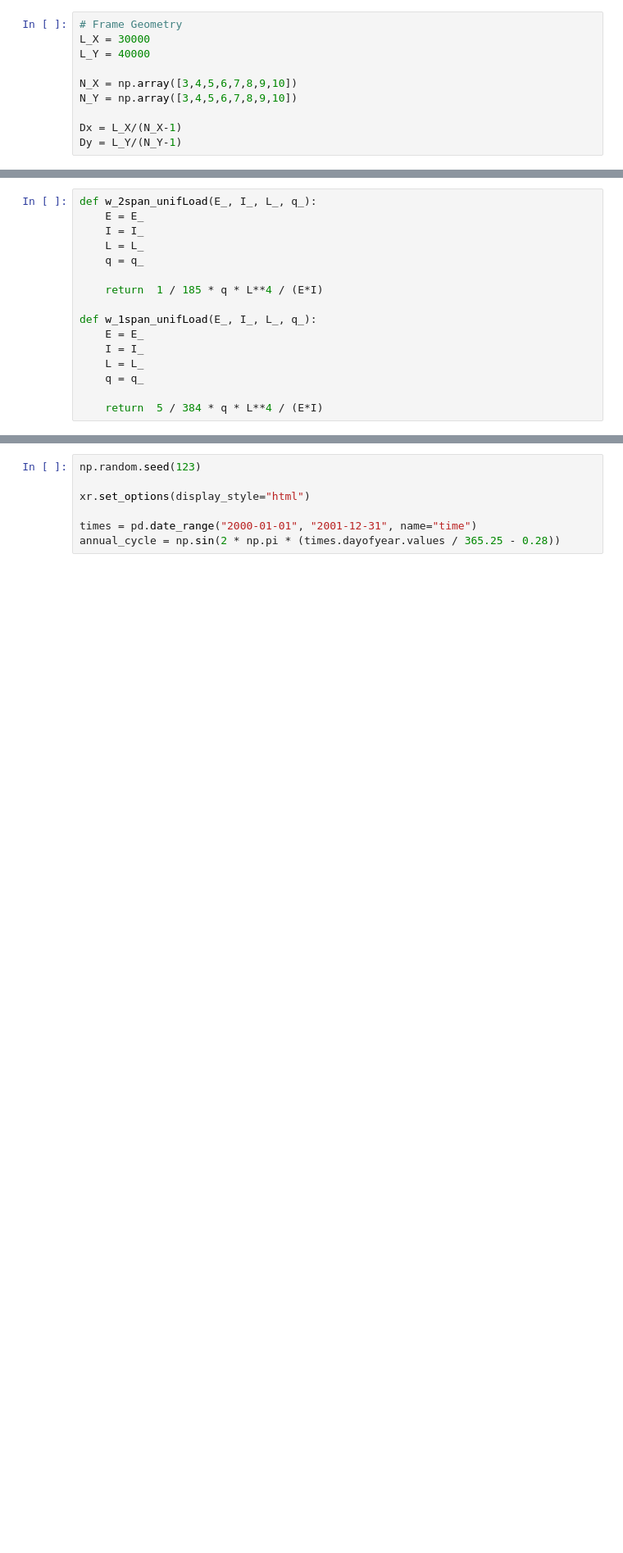
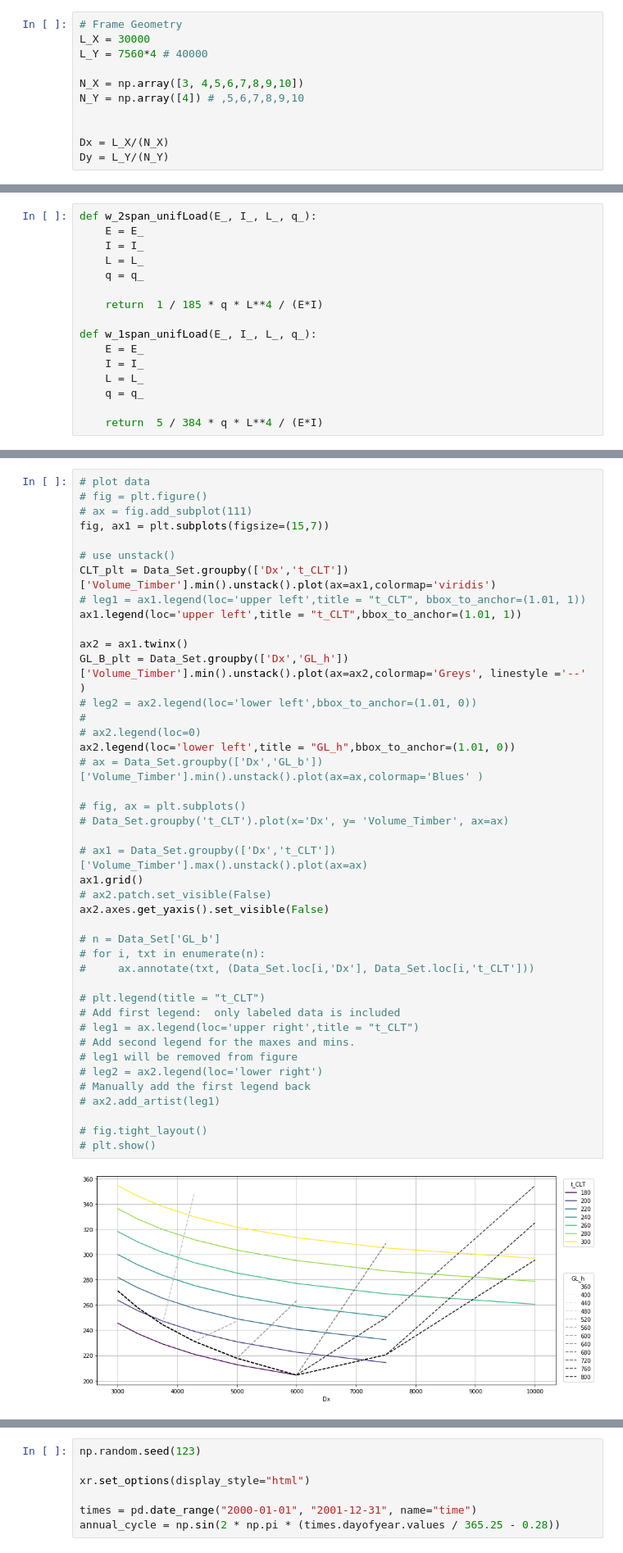
Before and after one commit to MarcoDona-CLTs/my-first-binder, a Jupyter notebook: FrameOptimization.ipynb, the cells around one changed output, grey strips where cells are left out. Shown at 82% size. Cells and saved outputs as stored; diff of their text form; blank space fills up the shorter version.

```diff
--- a/FrameOptimization.ipynb
+++ b/FrameOptimization.ipynb
@@ -12,13 +12,14 @@ GL_h_ = [320, 360, 400, 440, 480, 520, 560, 600, 640, 680, 720, 760, 800 ]
 # %%
 # Frame Geometry
 L_X = 30000
-L_Y = 40000
+L_Y = 7560*4 # 40000
 
-N_X = np.array([3,4,5,6,7,8,9,10])
-N_Y = np.array([3,4,5,6,7,8,9,10])
+N_X = np.array([3, 4,5,6,7,8,9,10])
+N_Y = np.array([4]) # ,5,6,7,8,9,10
 
-Dx = L_X/(N_X-1)
-Dy = L_Y/(N_Y-1)
+
+Dx = L_X/(N_X)
+Dy = L_Y/(N_Y)
 # %%
 # Loads
 q_DL_d = 2 # kN/m^2
@@ -218,0 +262,44 @@ for ii_Dx in Dx:
+# %%
+# plot data
+# fig = plt.figure()
+# ax = fig.add_subplot(111)
+fig, ax1 = plt.subplots(figsize=(15,7))
+
+# use unstack()
+CLT_plt = Data_Set.groupby(['Dx','t_CLT'])['Volume_Timber'].min().unstack().plot(ax=ax1,colormap='viridis')
+# leg1 = ax1.legend(loc='upper left',title = "t_CLT", bbox_to_anchor=(1.01, 1))
+ax1.legend(loc='upper left',title = "t_CLT",bbox_to_anchor=(1.01, 1))
+
+ax2 = ax1.twinx()
+GL_B_plt = Data_Set.groupby(['Dx','GL_h'])['Volume_Timber'].min().unstack().plot(ax=ax2,colormap='Greys', linestyle ='--' )
+# leg2 = ax2.legend(loc='lower left',bbox_to_anchor=(1.01, 0))
+#
+# ax2.legend(loc=0)
+ax2.legend(loc='lower left',title = "GL_h",bbox_to_anchor=(1.01, 0))
+# ax = Data_Set.groupby(['Dx','GL_b'])['Volume_Timber'].min().unstack().plot(ax=ax,colormap='Blues' )
+
+# fig, ax = plt.subplots()
+# Data_Set.groupby('t_CLT').plot(x='Dx', y= 'Volume_Timber', ax=ax)
+
+# ax1 = Data_Set.groupby(['Dx','t_CLT'])['Volume_Timber'].max().unstack().plot(ax=ax)
+ax1.grid()
+# ax2.patch.set_visible(False)
+ax2.axes.get_yaxis().set_visible(False)
+
+# n = Data_Set['GL_b']
+# for i, txt in enumerate(n):
+#     ax.annotate(txt, (Data_Set.loc[i,'Dx'], Data_Set.loc[i,'t_CLT']))
+
+# plt.legend(title = "t_CLT")
+# Add first legend:  only labeled data is included
+# leg1 = ax.legend(loc='upper right',title = "t_CLT")
+# Add second legend for the maxes and mins.
+# leg1 will be removed from figure
+# leg2 = ax2.legend(loc='lower right')
+# Manually add the first legend back
+# ax2.add_artist(leg1)
+
+# fig.tight_layout()
+# plt.show()
+# %% [output]
+[figure, added]
```
Also changed, not shown: parts of 35 cells of this notebook.
